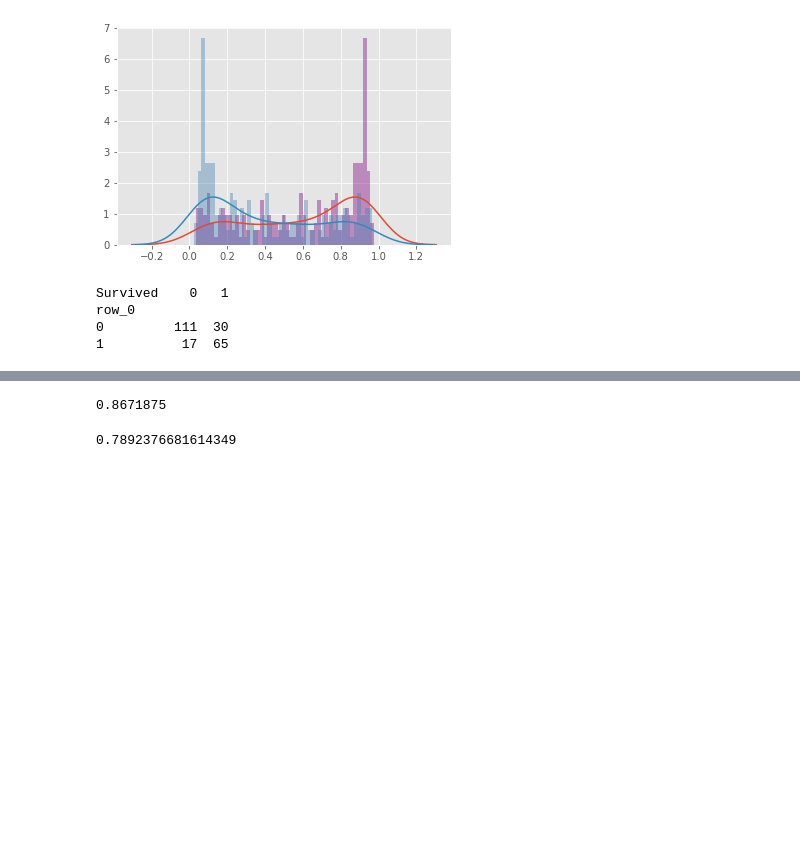
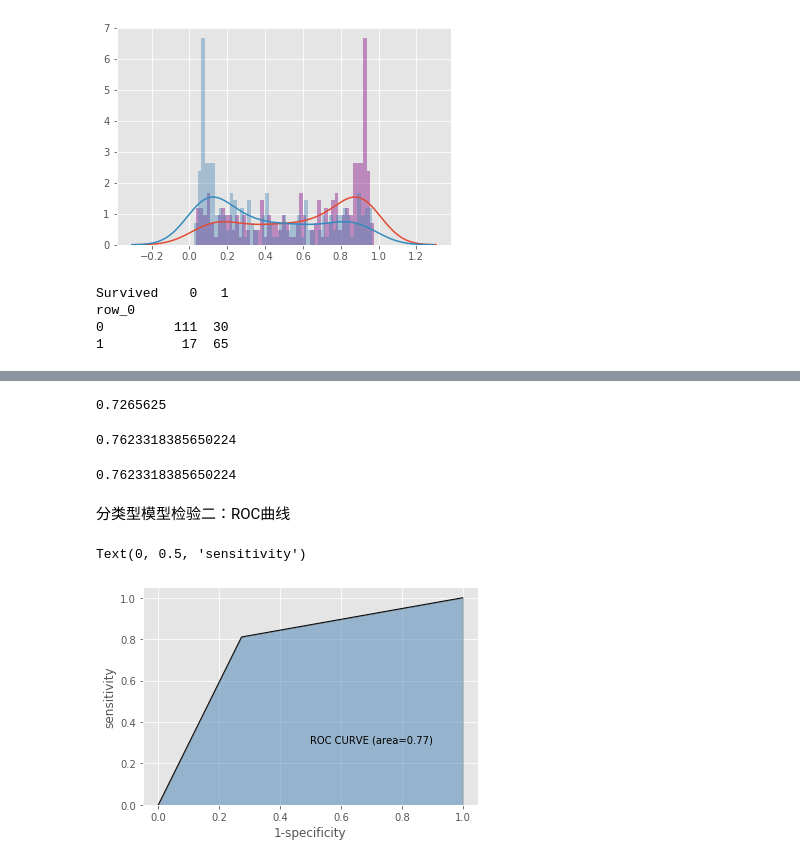
Before and after one commit to apricoteriop456/whh-python-homework, a Jupyter notebook: scikit-learn-exercises/regression-exercises/Exercise1.ipynb, the cells around one changed output, grey strips where cells are left out. Drawn from its saved outputs; the diff is of its cells as text; code cells hidden in the pictures; blank space fills up the shorter version.

```diff
--- a/scikit-learn-exercises/regression-exercises/Exercise1.ipynb
+++ b/scikit-learn-exercises/regression-exercises/Exercise1.ipynb
@@ -483,7 +475,7 @@ sns.distplot(prop_pre[:,1],hist=True,bins=50,hist_kws={'color':'steelblue'},labe
 # %%
 # increase sensitivity by lowering the threshold for predicting survival
 import numpy as np
-y_pred_class = np.where(class_pre > 0.3, 1, 0)
+y_pred_class = np.where(prop_pre[:,1] > 0.3, 1, 0)
 # %%
 # old confusion matrix
 print (cm)
@@ -506,10 +498,28 @@ print (65 / float(65 + 30))
 # %%
 # new specificity (lower than before)
-print (111 / float(111 + 17))
+print (93 / float(93 + 35))
 # %% [output]
-0.8671875
+0.7265625
 # %%
 # calculate classification accuracy with new threshold
 print (metrics.accuracy_score(y_test, y_pred_class))
 # %% [output]
-0.7892376681614349
+0.7623318385650224
+# %%
+(77+93)/(77+18+93+35)
+# %% [output]
+0.7623318385650224
+# %% [markdown]
+分类型模型检验二：ROC曲线
+# %%
+fpr,tpr,threshold=metrics.roc_curve(y_test,y_pred_class)
+roc_auc=metrics.auc(fpr,tpr)
+# %%
+plt.stackplot(fpr,tpr,colors='steelblue',alpha=0.5,edgecolor='black')
+plt.plot(fpr,tpr,color='black',lw=1)
+plt.text(0.5,0.3,'ROC CURVE (area=%.2f)' % roc_auc)
+plt.xlabel('1-specificity')
+plt.ylabel('sensitivity')
+# %% [output]
+Text(0, 0.5, 'sensitivity')
+[figure, added]
```
Also changed, not shown: parts of 18 cells of this notebook, 1 other file.
